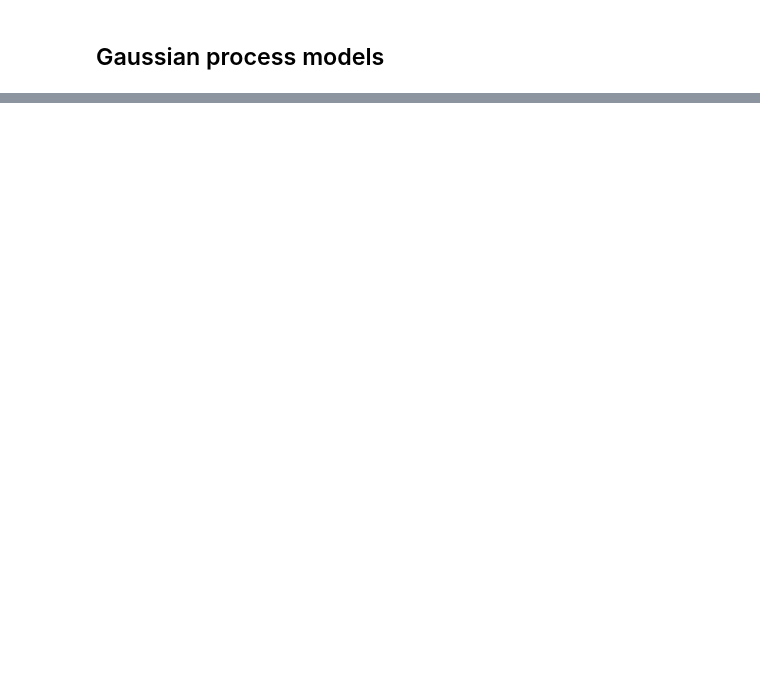
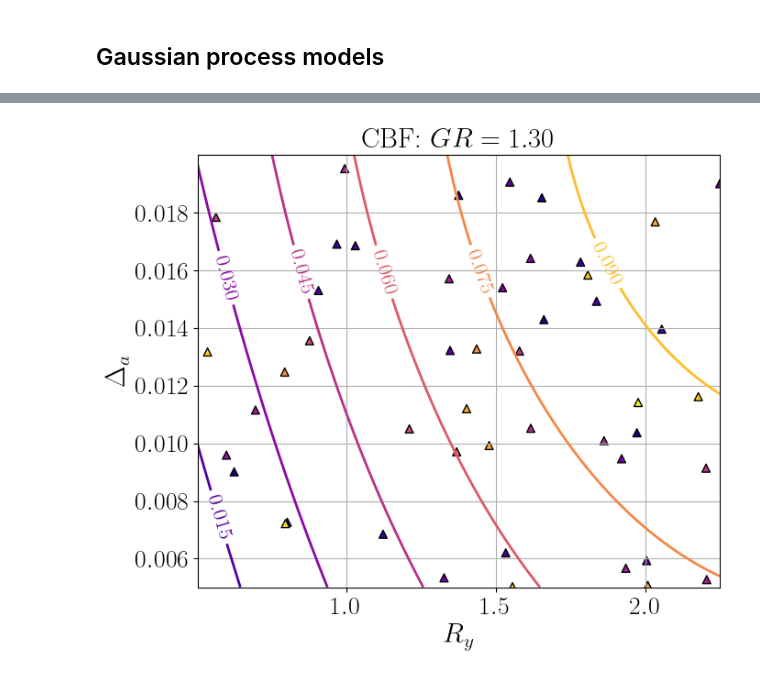
Before and after one commit to hgp297/isol-sys-database, a Jupyter notebook: src/analyses/allowable_drift.ipynb, the cells around one changed output, grey strips where cells are left out. Cells and saved outputs as stored; diff of their text form; code cells hidden in the pictures; blank space fills up the shorter version.

```diff
--- a/src/analyses/allowable_drift.ipynb
+++ b/src/analyses/allowable_drift.ipynb
@@ -627,0 +495,18 @@ def make_2D_plotting_space(X, res, x_var='gap_ratio', y_var='RI',
+# %%
+# define the resolution (how many points per dimension)
+res = 75
+
+################ YOUR CODE HERE  #################
+# variables plotted
+xvar = 'RI'
+yvar = 'delta_a'
+
+# where to fix the third and fourth variable
+# if not set, will be set to median of the dataset
+fixed_GR = 1.3
+
+##################################################
+
+X_plot = make_2D_plotting_space(
+    X_raw, res, x_var=xvar, y_var=yvar,
+    all_vars=covariate_list, third_var_set = fixed_GR)
@@ -627,0 +515,68 @@ def make_2D_plotting_space(X, res, x_var='gap_ratio', y_var='RI',
+# %%
+
+# plot settings
+title_map ={'gap_ratio': '$GR$',
+            'RI': '$R_y$',
+            'delta_a': '$\Delta_a$',
+            'T_ratio': '$T_M/T_{fb}$'}
+
+plt.rcParams["text.usetex"] = True
+plt.rcParams["font.family"] = "serif"
+plt.rcParams["mathtext.fontset"] = "dejavuserif"
+title_font=22
+axis_font = 22
+subt_font = 20
+label_size = 20
+clabel_size = 16
+mpl.rcParams['xtick.labelsize'] = label_size
+mpl.rcParams['ytick.labelsize'] = label_size
+
+fig = plt.figure(figsize=(7, 6))
+
+# grab the x and y axes values, make a grid
+xx = X_plot[xvar]
+yy = X_plot[yvar]
+
+x_pl = np.unique(xx)
+y_pl = np.unique(yy)
+xx_pl, yy_pl = np.meshgrid(x_pl, y_pl)
+
+# make the prediction
+
+ax = fig.add_subplot(1, 1, 1)
+X_plot_scaled = scaler.transform(X_plot)
+grid_cost = gp_mdl.predict(X_plot_scaled)
+
+# use the predictions to make contour plots
+Z = np.array(grid_cost)
+Z_cont = Z.reshape(xx_pl.shape)
+cs = ax.contour(xx_pl, yy_pl, Z_cont, linewidths=2.0,
+                cmap='plasma')
+
+# make scatter plots with the data points closest to the slice
+X_near = raw_data[(raw_data['gap_ratio'] > fixed_GR-0.1) &
+                  (raw_data['gap_ratio'] < fixed_GR+0.1)]
+ax.scatter(X_near[xvar], X_near[yvar], c=X_near['gap_ratio'],
+            s=40, marker='^', edgecolors='black', cmap='plasma')
+
+clabels = ax.clabel(cs, fontsize=clabel_size)
+ax.grid(visible=True)
+
+# titles, labels
+
+try:
+    current_system = raw_data['system'].unique().item()
+    fix_string = str(current_system) + ": $GR = %.2f$" % fixed_GR
+except:
+    current_system = raw_data['superstructure_system'].unique().item()
+    fix_string = str(current_system) + ": $GR = %.2f$" % fixed_GR
+
+ax.set_title(fix_string, fontsize=title_font)
+
+ax.set_xlabel(title_map[xvar], fontsize=axis_font)
+ax.set_ylabel(title_map[yvar], fontsize=axis_font)
+
+fig.tight_layout()
+plt.show()
+# %% [output]
+[figure, added]
```
Also changed, not shown: parts of 36 cells of this notebook.
